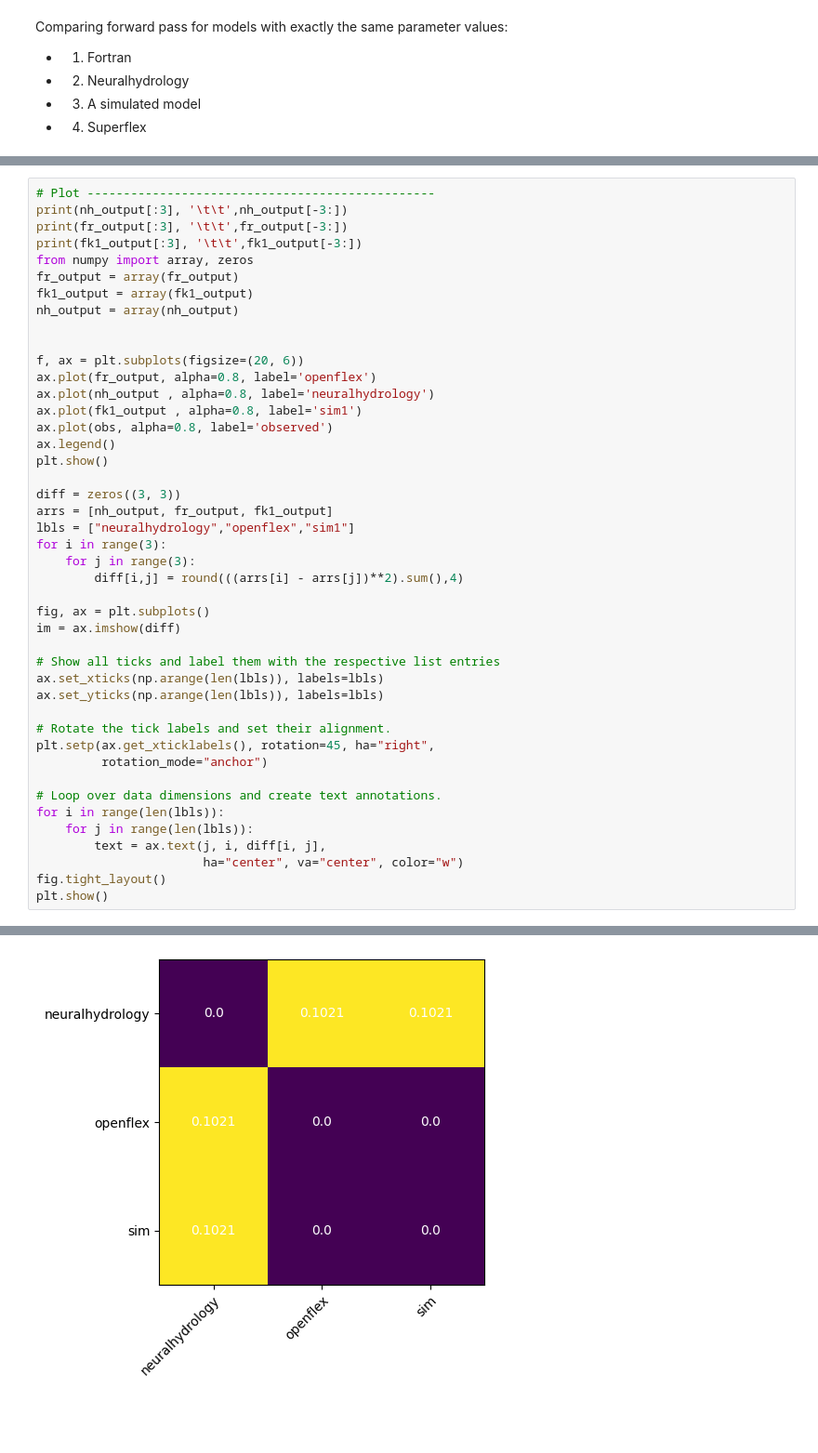
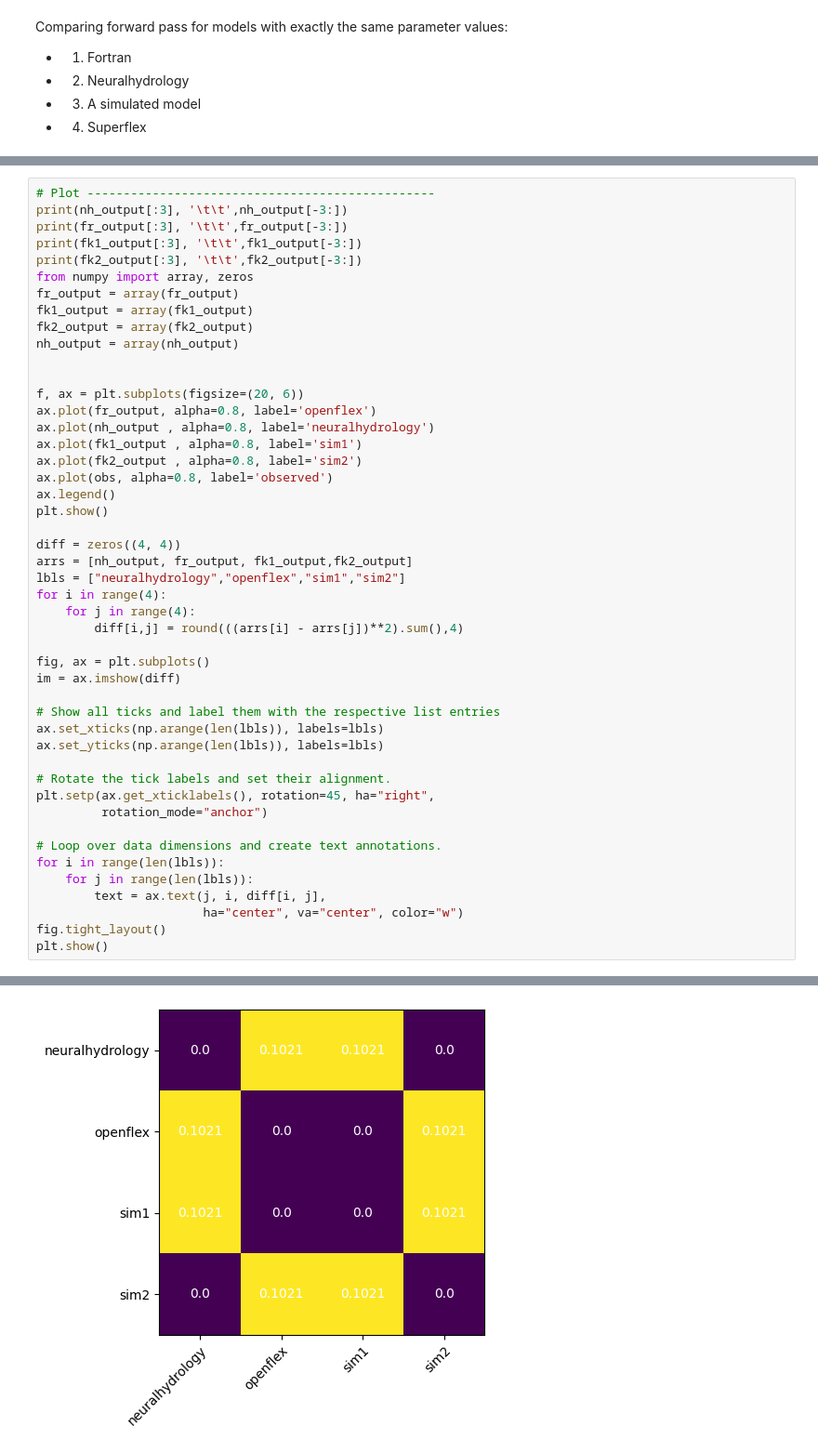
Before and after one commit to Rapfff/neuralhydrology, a Jupyter notebook: vs_superflex.ipynb, the cells around one changed output, grey strips where cells are left out. Shown: that part at 93% size. Saved outputs shown, nothing was run; the diff lists cells and outputs as text; blank space fills up the shorter version.

Commit message:
comparison with openflex finished

```diff
--- a/vs_superflex.ipynb
+++ b/vs_superflex.ipynb
@@ -793,9 +797,11 @@ Coordinates:
 print(nh_output[:3], '\t\t',nh_output[-3:])
 print(fr_output[:3], '\t\t',fr_output[-3:])
 print(fk1_output[:3], '\t\t',fk1_output[-3:])
+print(fk2_output[:3], '\t\t',fk2_output[-3:])
 from numpy import array, zeros
 fr_output = array(fr_output)
 fk1_output = array(fk1_output)
+fk2_output = array(fk2_output)
 nh_output = array(nh_output)
 
 
@@ -803,15 +809,16 @@ f, ax = plt.subplots(figsize=(20, 6))
 ax.plot(fr_output, alpha=0.8, label='openflex')
 ax.plot(nh_output , alpha=0.8, label='neuralhydrology')
 ax.plot(fk1_output , alpha=0.8, label='sim1')
+ax.plot(fk2_output , alpha=0.8, label='sim2')
 ax.plot(obs, alpha=0.8, label='observed')
 ax.legend()
 plt.show()
 
-diff = zeros((3, 3))
-arrs = [nh_output, fr_output, fk1_output]
-lbls = ["neuralhydrology","openflex","sim1"]
-for i in range(3):
-    for j in range(3):
+diff = zeros((4, 4))
+arrs = [nh_output, fr_output, fk1_output,fk2_output]
+lbls = ["neuralhydrology","openflex","sim1","sim2"]
+for i in range(4):
+    for j in range(4):
         diff[i,j] = round(((arrs[i] - arrs[j])**2).sum(),4)
 
 fig, ax = plt.subplots()
@@ -840 +848 @@ plt.show()
-[figure, old version]
+[figure, new version]
```
Also changed, not shown: parts of 2 cells of this notebook.
